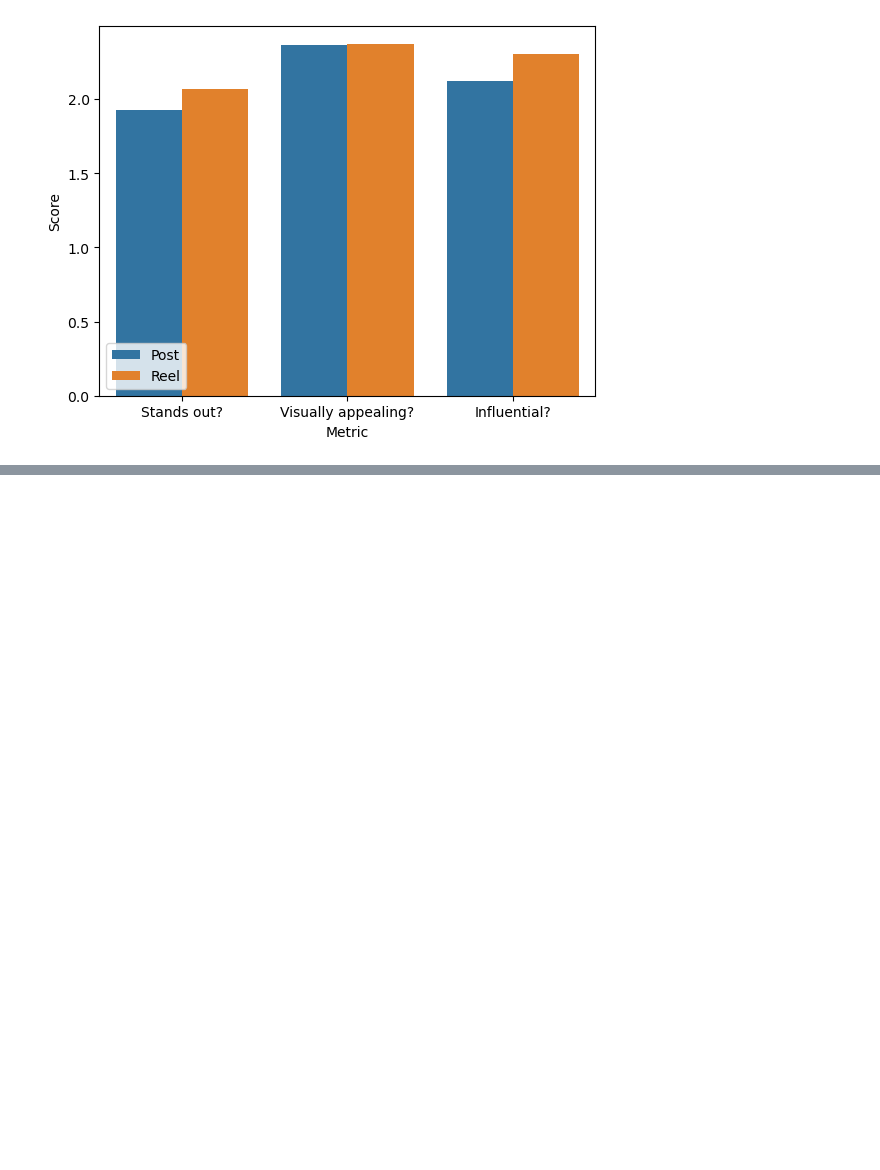
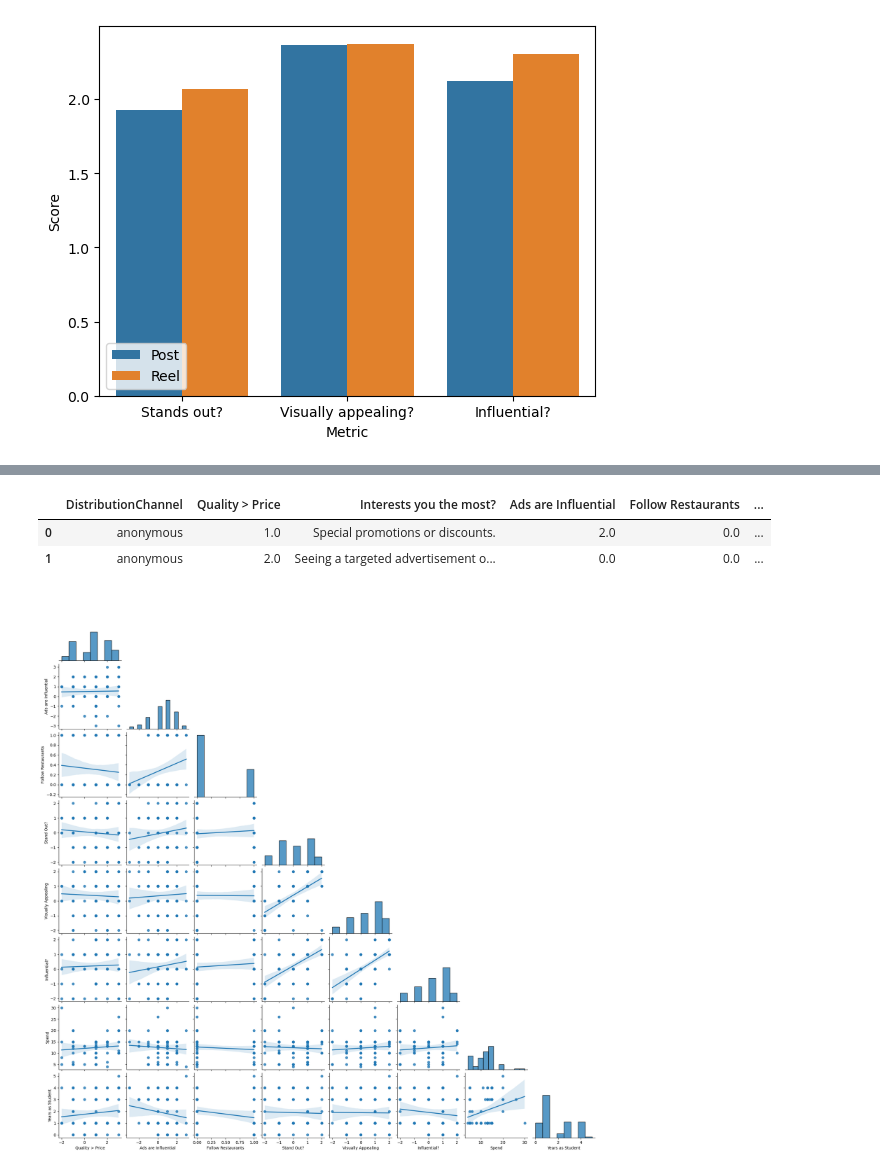
Before and after one commit to Elijah-Andrae56/MKTG_390_Survey_Analysis, a Jupyter notebook: mktg_390.ipynb, the cells around one changed output, grey strips where cells are left out. Saved outputs shown, nothing was run; the diff lists cells and outputs as text; code cells hidden in the pictures; blank space fills up the shorter version.

```diff
--- a/mktg_390.ipynb
+++ b/mktg_390.ipynb
@@ -430,0 +483,37 @@ plt.show()
+# %%
+linear_data = survey_data.copy()
+linear_data.drop(columns=['Q16_3_TEXT'], inplace=True)
+
+linear_data['Q15'] = (linear_data['Q15']
+                      .fillna('0')
+                      .str.extract(r'(\d+)')
+                      .astype(int))
+linear_data['Q2_1'] = linear_data['Q2_1'].map(response_map_7)
+linear_data['Q4_1'] = linear_data['Q4_1'].map(response_map_7)
+linear_data['Q5'] = linear_data['Q5'].map(binary)
+linear_data['Q8_1'] = linear_data['Q8_1'].map(response_map_5)
+linear_data['Q8_2'] = linear_data['Q8_2'].map(response_map_5)
+linear_data['Q8_3'] = linear_data['Q8_3'].map(response_map_5)
+
+linear_data.rename(columns={
+    'Q2_1': 'Quality > Price',
+    'Q3': 'Interests you the most?',
+    'Q4_1': 'Ads are Influential',
+    'Q5': "Follow Restaurants",
+    'Q8_1': 'Stand Out?',
+    'Q8_2': 'Visually Appealing',
+    'Q8_3': 'Influential?',
+    'Q11': 'Spend',
+    'Q12': "Order?",
+    'Q13': 'Menu Thoughts',
+    'Q14_1': 'Weekly Eating Out',
+    'Q15': 'Years as Student',
+    'Q16': 'Gender'
+    }, inplace=True)
+
+linear_data.fillna(0)
+linear_data.head(2)
+# %% [output]
+|  | DistributionChannel | Quality > Price | Interests you the most? | Ads are Influential | Follow Restaurants | ... |
+| 0 | anonymous | 1.0 | Special promotions or discounts. | 2.0 | 0.0 | ... |
+| 1 | anonymous | 2.0 | Seeing a targeted advertisement o... | 0.0 | 0.0 | ... |
@@ -430,0 +528,8 @@ plt.show()
+# %%
+sns.pairplot(
+    linear_data,
+    corner=True,
+    kind='reg')#, hue='Gender')
+plt.show()
+# %% [output]
+[figure, added]
```
Also changed, not shown: parts of 6 cells of this notebook, 1 other file.
